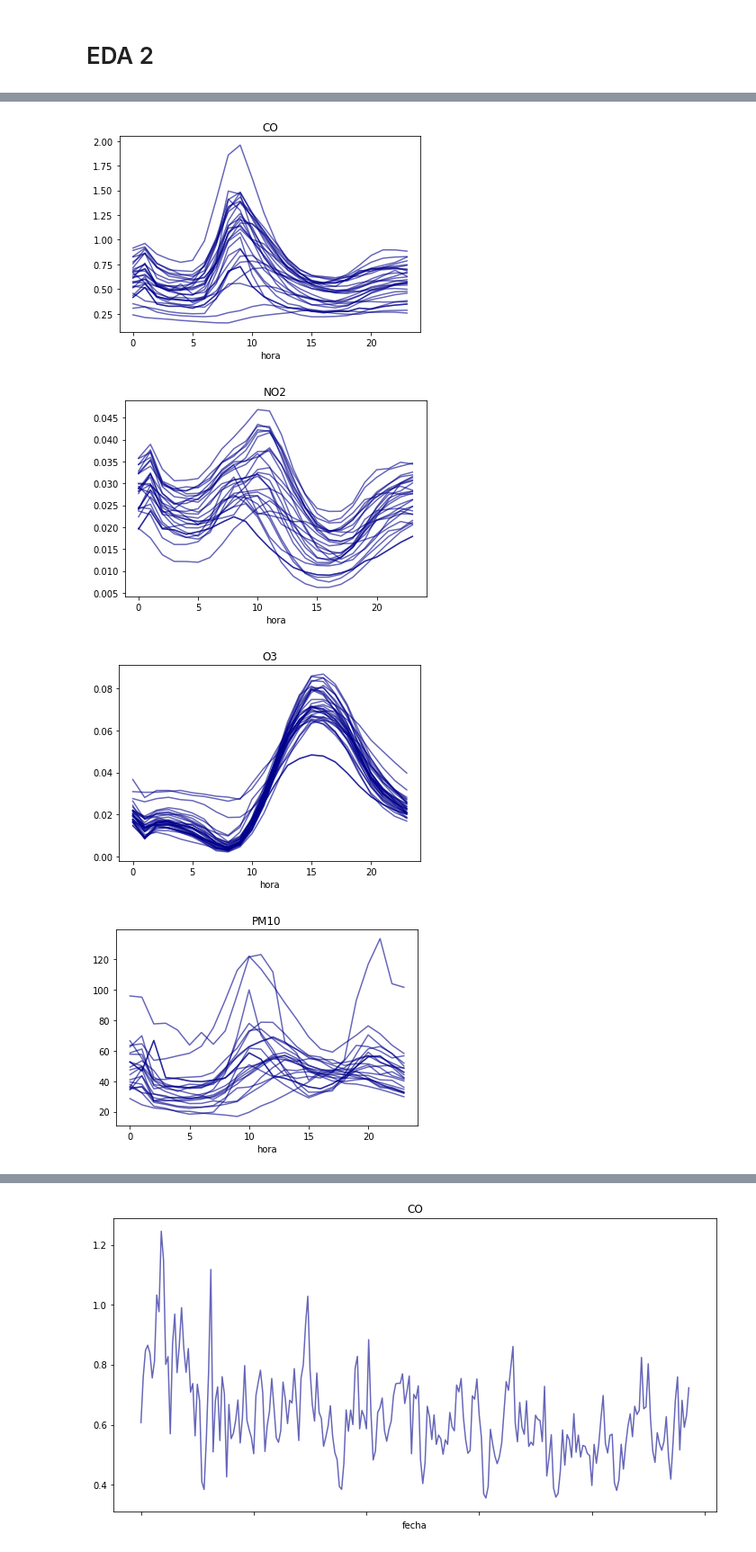
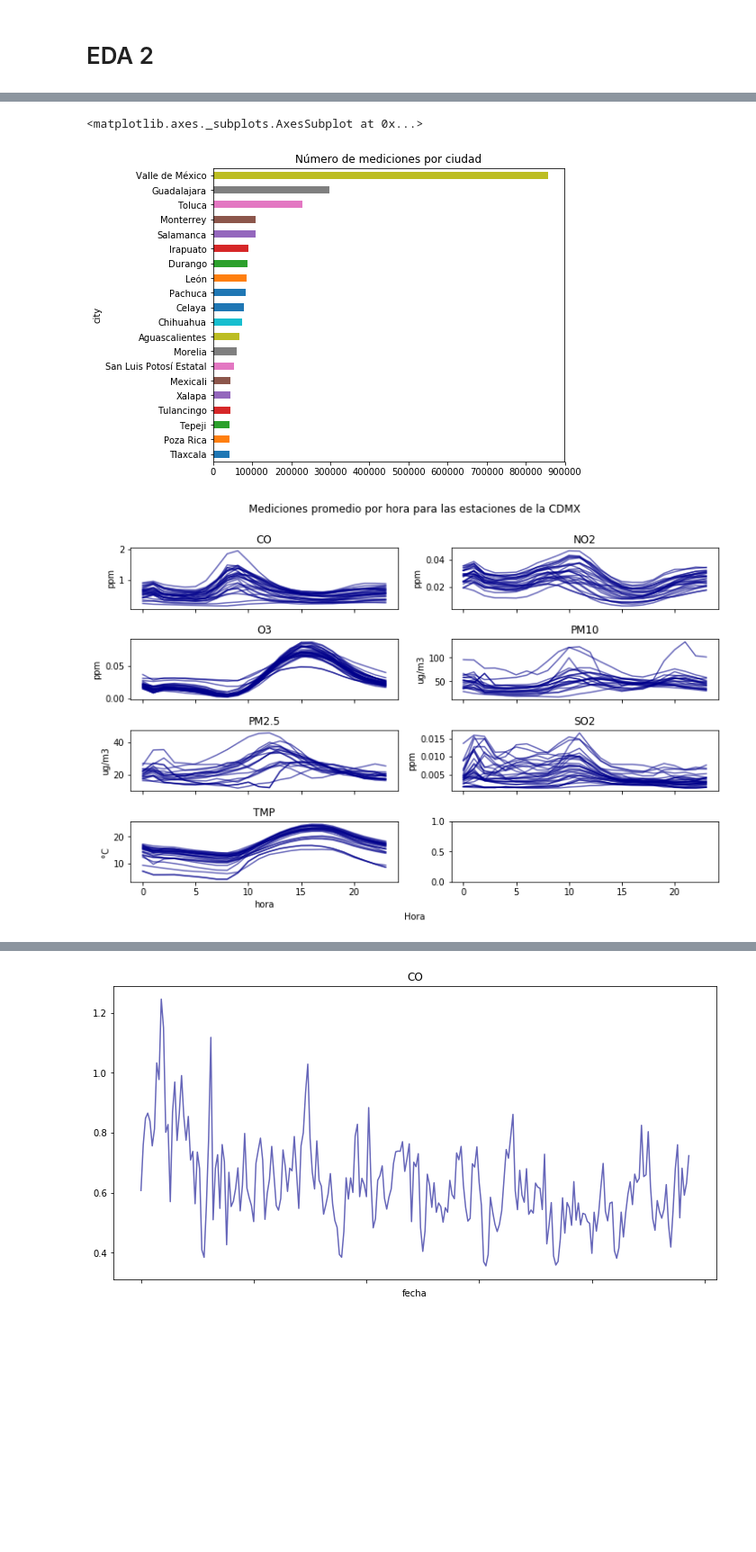
Before and after one commit to mxabierto/calidad-del-aire, a Jupyter notebook: notebooks/0.05_EDA_2.ipynb, the cells around one changed output, grey strips where cells are left out. Shown at 90% size. Saved outputs shown, nothing was run; the diff lists cells and outputs as text; code cells hidden in the pictures; blank space fills up the shorter version.

```diff
--- a/notebooks/0.05_EDA_2.ipynb
+++ b/notebooks/0.05_EDA_2.ipynb
@@ -88,6 +88,15 @@ mediciones.groupby('parametro').valororig.describe(percentiles=[0.25, 0.9, 0.98,
 | PM2.5 | 345758.0 | 50.087718 | 168.708588 | -9999.000 | 11.575324 | 19.127033 | 46.000 | 906.520019 | 970.880000 | 1.741900e+03 |
 | SO2 | 467808.0 | 0.052523 | 0.828627 | -10.918 | 0.001200 | 0.003000 | 0.013 | 0.241387 | 1.943223 | 3.072526e+02 |
 | TMP | 504130.0 | 29.230095 | 87.786693 | -99.000 | 14.330000 | 18.900000 | 28.500 | 588.004200 | 604.660000 | 3.564400e+03 |
+# %%
+aux = mediciones.groupby(['city']).valororig.count().reset_index()
+aux.sort_values('valororig', ascending=False, inplace=True)
+aux['pc_acumulado'] = (aux.valororig/aux.valororig.sum()).cumsum()
+aux = aux[aux.pc_acumulado<0.8].set_index('city')
+aux.sort_values('valororig').valororig.plot.barh(figsize=(7, 6), title='Número de mediciones por ciudad')
+# %% [output]
+<matplotlib.axes._subplots.AxesSubplot at 0x...>
+[figure, added]
 # %%
 # Sacado de acá (no son los datos más actualizados, se usan como referencia)
 # http://dgeiawf.semarnat.gob.mx:8080/ibi_apps/WFServlet?IBIF_ex=D3_R_AIRE01_04&IBIC_user=dgeia_mce&IBIC_pass=dgeia_mce
@@ -107,15 +116,21 @@ def filtra_mediciones(df_mediciones, parametro):
     return filtered_data
 # %%
 # Gráficas de promedio por hora del día por parámetro para cada estación de una ciudad
+fig, ax = plt.subplots(4, 2, figsize=(12, 7), sharex=True)
+names_unidades = {'CO':'ppm', 'NO2':'ppm', 'TMP':'°C', 'PM10':'ug/m3', 'PM2.5':'ug/m3', 'SO2':'ppm', 'O3':'ppm'}
+
+count = 0
 for parametro, df_mediciones in mediciones[mediciones.city=='Valle de México'].groupby('parametro'):
     aux = filtra_mediciones(df_mediciones, parametro)
-    fig = aux.groupby('estacionesid').apply(
+    aux.groupby('estacionesid').apply(
         lambda x: x.groupby('hora').valororig.mean().sort_index().plot(alpha=0.6, color='darkblue',
-                                                                       title=parametro)
+                                                                       title=parametro, ax=ax.flatten()[count])
     )
-    plt.show()
+    ax.flatten()[count].set_ylabel(names_unidades[parametro])
+    count+=1
+
+fig.text(0.5, 0.04, 'Hora', ha='center')
+plt.suptitle('Mediciones promedio por hora para las estaciones de la CDMX')
+plt.subplots_adjust(hspace=0.5)
 # %% [output]
-[figure, old version]
+[figure, new version]
-[figure, removed]
-[figure, removed]
-[figure, removed]
```
Also changed, not shown: parts of 3 cells of this notebook, 4 other files.
